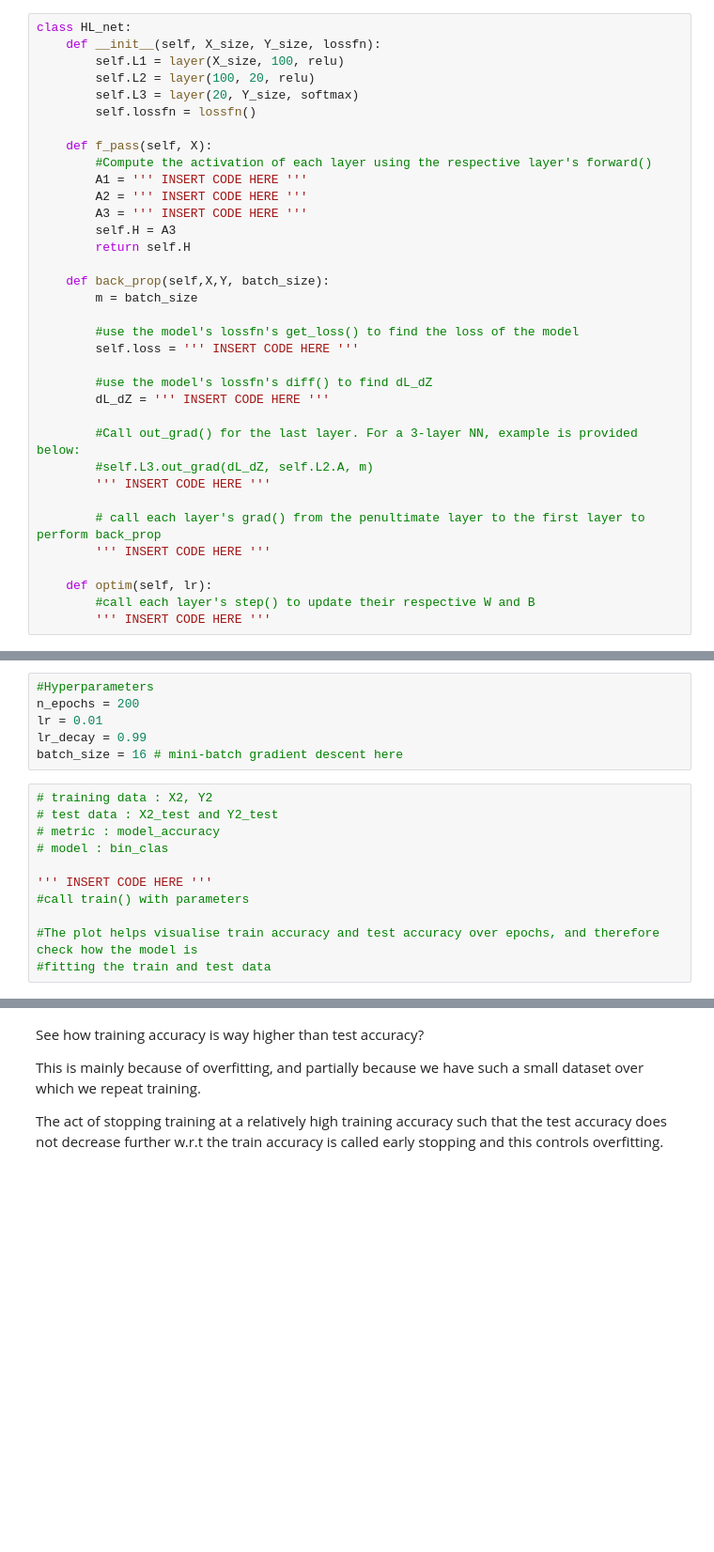
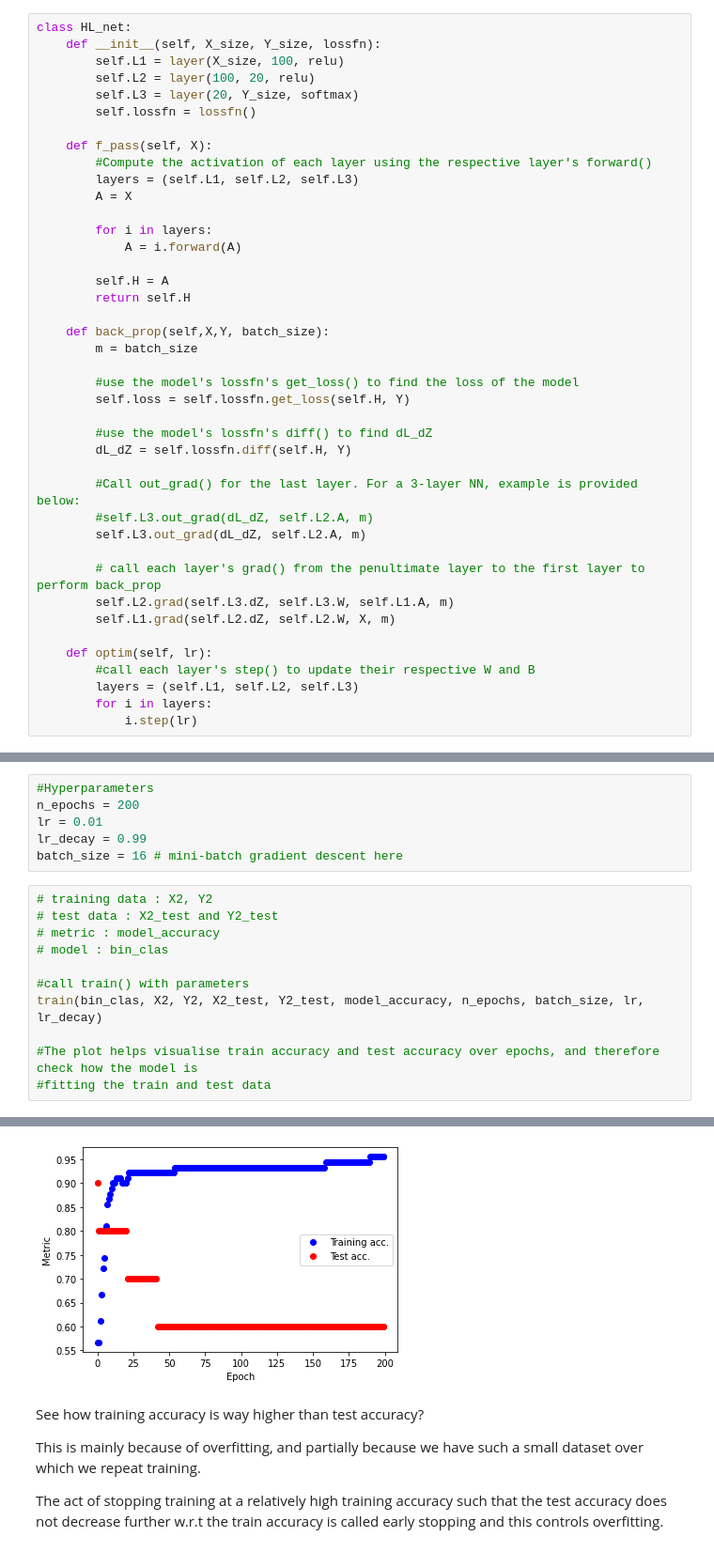
Before and after one commit to KevoSoftworks/machine_learning, a Jupyter notebook: neural_network/assignment.ipynb, the cells around one changed output, grey strips where cells are left out. Shown at 94% size. Drawn from its saved outputs; the diff is of its cells as text; blank space fills up the shorter version.

```diff
--- a/neural_network/assignment.ipynb
+++ b/neural_network/assignment.ipynb
@@ -812,31 +817,37 @@ class HL_net:
 
     def f_pass(self, X):
         #Compute the activation of each layer using the respective layer's forward()
-        A1 = ''' INSERT CODE HERE '''
-        A2 = ''' INSERT CODE HERE '''
-        A3 = ''' INSERT CODE HERE '''
-        self.H = A3
+        layers = (self.L1, self.L2, self.L3)
+        A = X
+
+        for i in layers:
+            A = i.forward(A)
+
+        self.H = A
         return self.H
 
     def back_prop(self,X,Y, batch_size):
         m = batch_size
 
         #use the model's lossfn's get_loss() to find the loss of the model
-        self.loss = ''' INSERT CODE HERE '''
+        self.loss = self.lossfn.get_loss(self.H, Y)
 
         #use the model's lossfn's diff() to find dL_dZ
-        dL_dZ = ''' INSERT CODE HERE '''
+        dL_dZ = self.lossfn.diff(self.H, Y)
 
         #Call out_grad() for the last layer. For a 3-layer NN, example is provided below:
         #self.L3.out_grad(dL_dZ, self.L2.A, m)
-        ''' INSERT CODE HERE '''
+        self.L3.out_grad(dL_dZ, self.L2.A, m)
 
         # call each layer's grad() from the penultimate layer to the first layer to perform back_prop
-        ''' INSERT CODE HERE '''
+        self.L2.grad(self.L3.dZ, self.L3.W, self.L1.A, m)
+        self.L1.grad(self.L2.dZ, self.L2.W, X, m)
 
     def optim(self, lr):
         #call each layer's step() to update their respective W and B
-        ''' INSERT CODE HERE '''
+        layers = (self.L1, self.L2, self.L3)
+        for i in layers:
+            i.step(lr)
 # %%
 n_in = np.shape(X2)[0]
 n_out = np.shape(Y2)[0]
@@ -855,8 +866,9 @@ batch_size = 16 # mini-batch gradient descent here
 # metric : model_accuracy
 # model : bin_clas
 
-''' INSERT CODE HERE '''
 #call train() with parameters
+train(bin_clas, X2, Y2, X2_test, Y2_test, model_accuracy, n_epochs, batch_size, lr, lr_decay)
 
 #The plot helps visualise train accuracy and test accuracy over epochs, and therefore check how the model is
 #fitting the train and test data
+# %% [output]
@@ -863,3 +876,4 @@ batch_size = 16 # mini-batch gradient descent here
+[figure, added]
 # %% [markdown]
 See how training accuracy is way higher than test accuracy?
 
```
Also changed, not shown: parts of 16 cells of this notebook.
